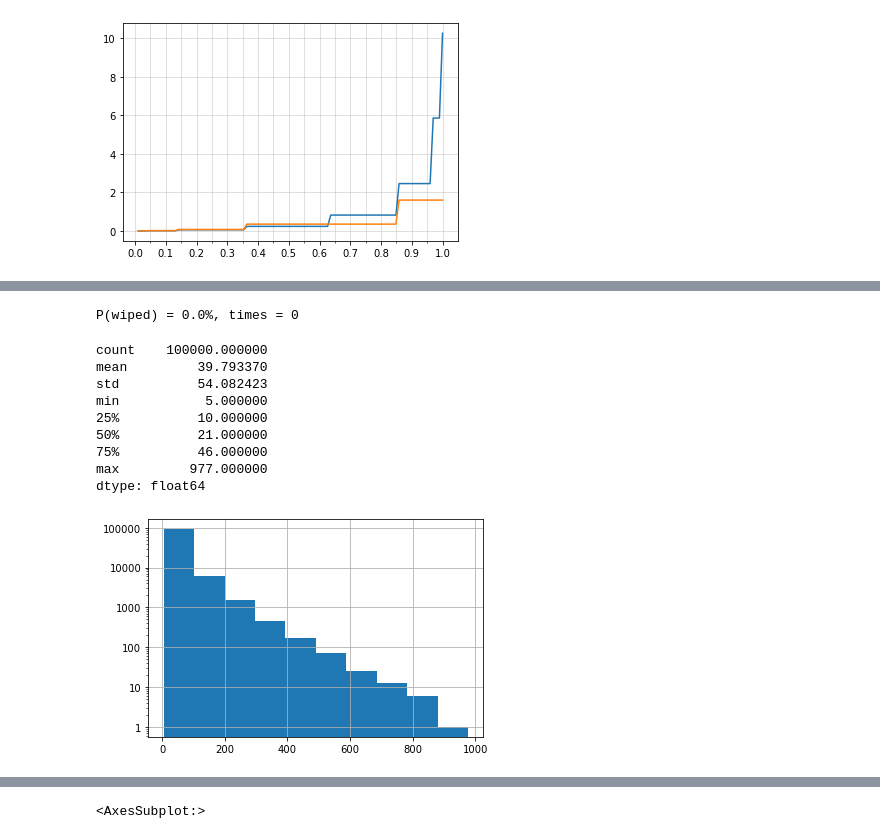
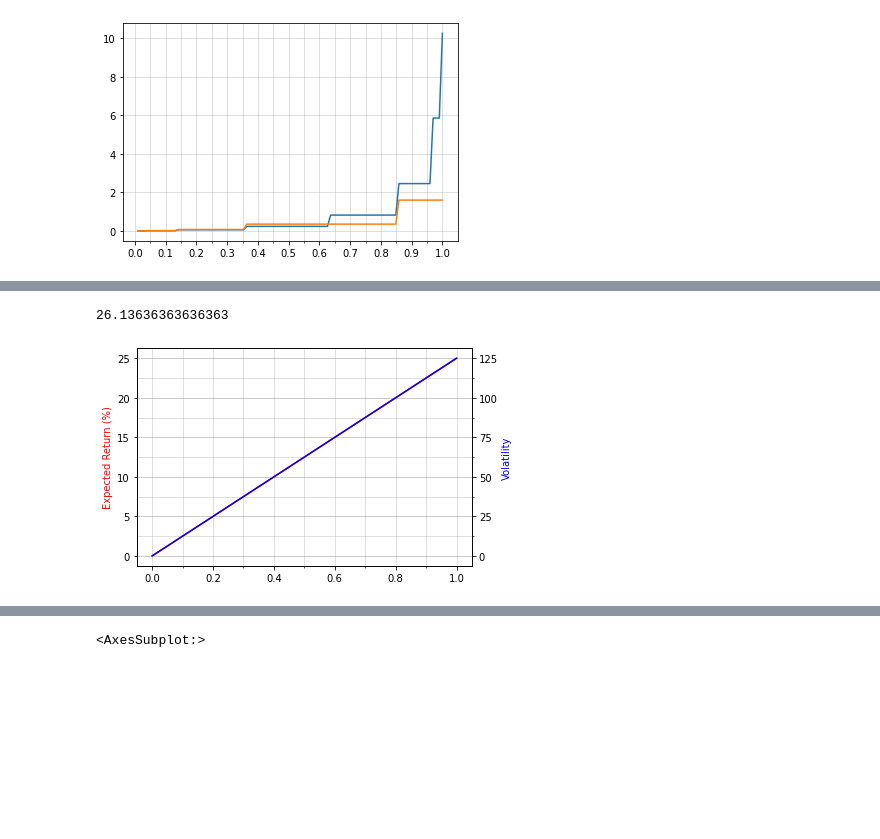
Before and after one commit to bernardorufino/coursera-portfolio-analysis, a Jupyter notebook: play.ipynb, the cells around one changed output, grey strips where cells are left out. Saved outputs shown, nothing was run; the diff lists cells and outputs as text; code cells hidden in the pictures; blank space fills up the shorter version.

```diff
--- a/play.ipynb
+++ b/play.ipynb
@@ -157,22 +223,24 @@ ax2.yaxis.set_major_locator(ticker.LogLocator(subs=(.12, .16, .2, .3, .4, .5, .6
-# %%
-i = np.where(np.abs(fs - .15) < .01)[0][0]
-d = f_durations[i]
-d_wiped = d[d >= penalizer]
-p_wiped = d_wiped.size / d.size
-print('P(wiped) = {}%, times = {}'.format(p_wiped * 100, d_wiped.size))
-ax = d.hist()
-ax.set_yscale('log')
-ax.yaxis.set_major_formatter(ticker.ScalarFormatter())
-d.describe()
-# %% [output]
-P(wiped) = 0.0%, times = 0
-count    100000.000000
-mean         39.793370
-std          54.082423
-min           5.000000
-25%          10.000000
-50%          21.000000
-75%          46.000000
-max         977.000000
-dtype: float64
-[figure, removed]
+# %%
+fig, ax1 = plt.subplots()
+gain_multiplier = lambda f: 1 - f + f * 2.5
+loss_multiplier = lambda f: 1 - f
+er_computed = [(.5*gain_multiplier(f) + .5*loss_multiplier(f) - 1)*100 for f in fs]
+vol_computed = [(.5*gain_multiplier(f) - .5*loss_multiplier(f))*100 for f in fs]
+c1 = 'red'
+ax1.plot(fs, er_computed, color=c1)
+ax1.set_ylabel('Expected Return (%)', color=c1)
+ax1.yaxis.set_major_locator(ticker.MultipleLocator(5))
+ax1.xaxis.set_minor_locator(ticker.AutoMinorLocator(2))
+ax1.grid(b=True, which='both', alpha=.5)
+ax2 = ax1.twinx()
+c2 = 'blue'
+ax2.plot(fs, vol_computed, color=c2)
+ax2.set_ylabel('Volatility', color=c2)
+ax2.yaxis.set_major_locator(ticker.MultipleLocator(25))
+ax2.yaxis.set_minor_locator(ticker.AutoMinorLocator(2))
+ax2.grid(b=True, which='both', alpha=.5)
+i = np.where(fs >= .2)[0][0]
+vol_computed[i]
+# %% [output]
+26.13636363636363
+[figure, added]
```
Also changed, not shown: parts of 10 cells of this notebook, 1 other file.
